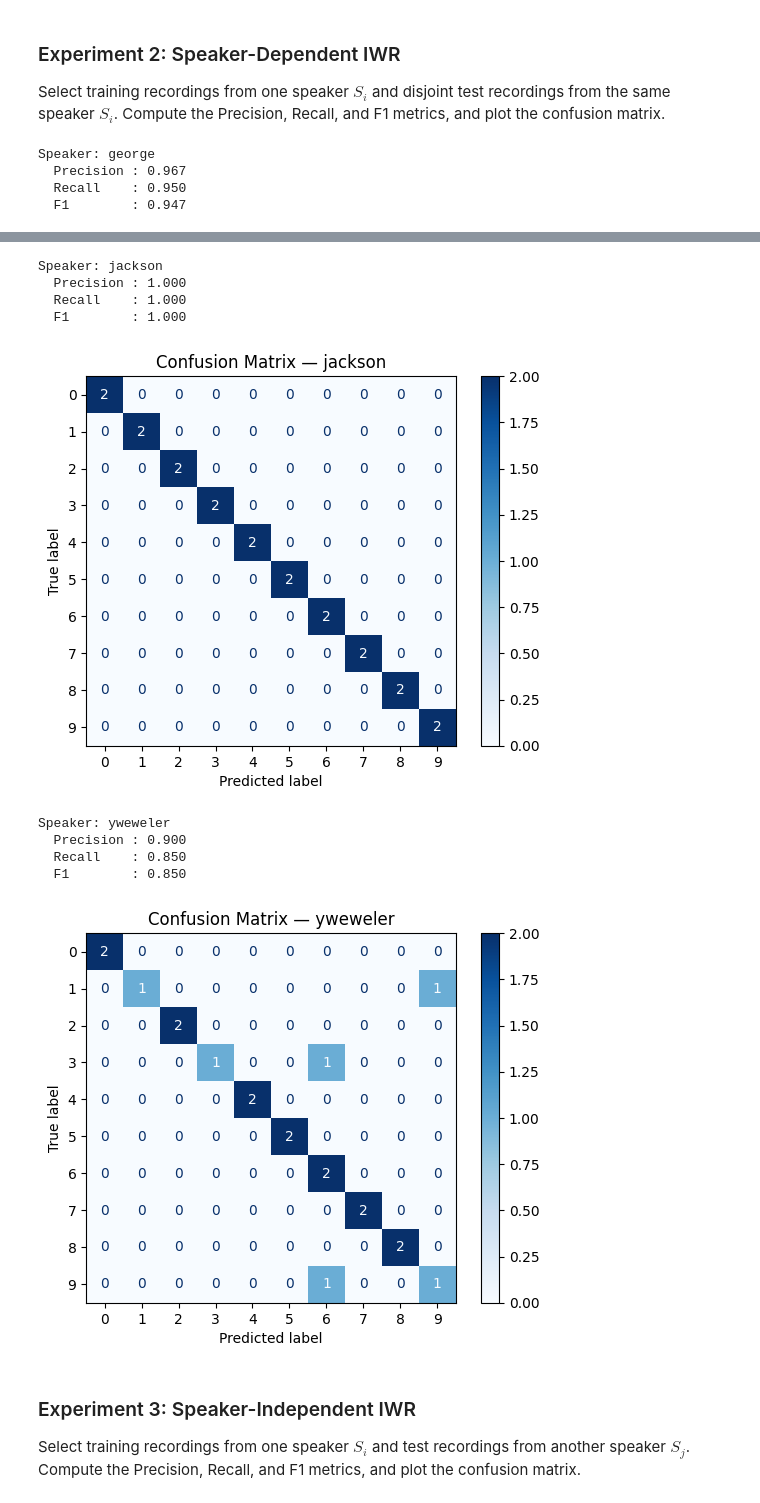
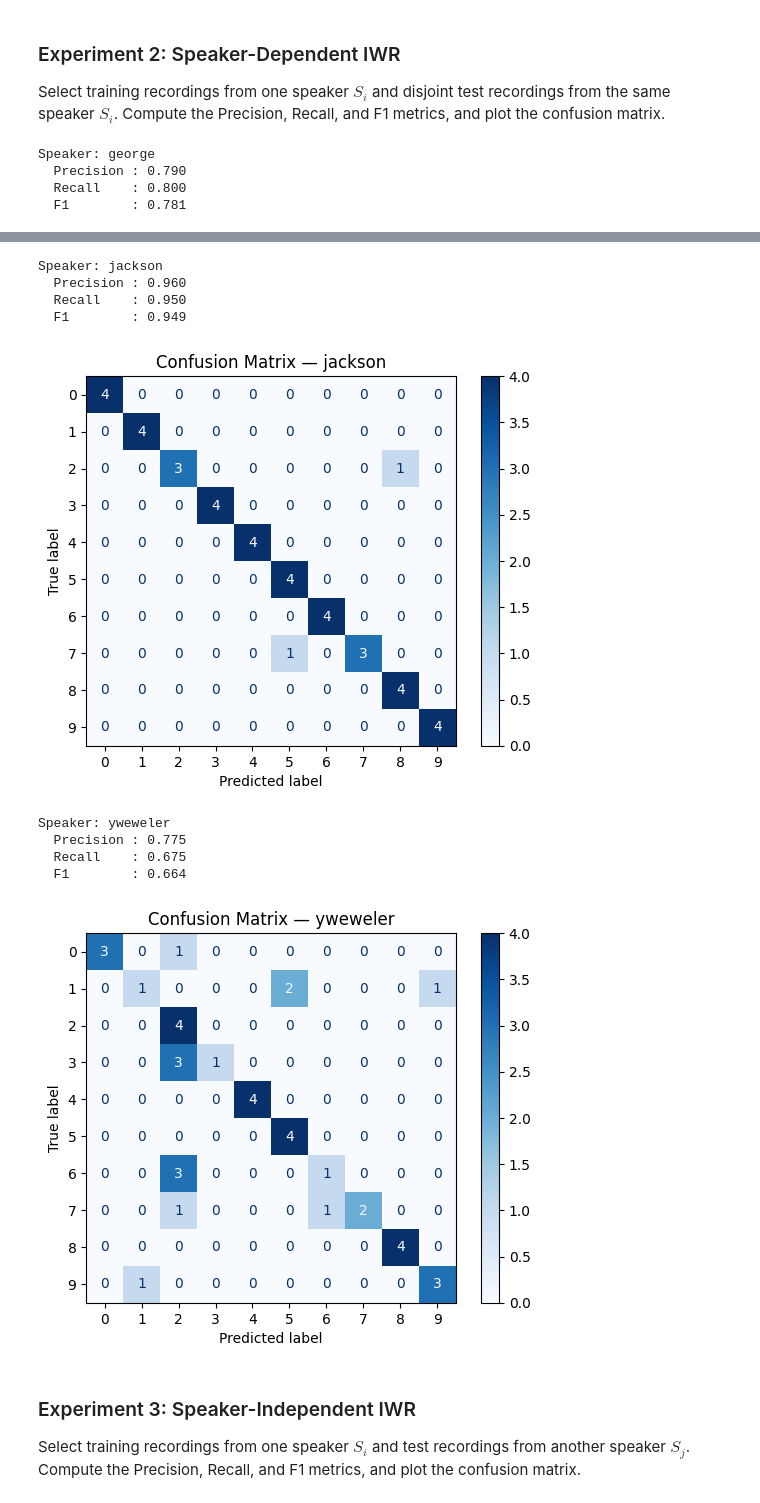
Before and after one commit to FredericCharon-sys/OHM_SequenceLearning, a Jupyter notebook: A1/1-dynamic-programming/2-dynamic_time_warping.ipynb, the cells around one changed output, grey strips where cells are left out. Saved outputs shown, nothing was run; the diff lists cells and outputs as text; code cells hidden in the pictures.

```diff
--- a/A1/1-dynamic-programming/2-dynamic_time_warping.ipynb
+++ b/A1/1-dynamic-programming/2-dynamic_time_warping.ipynb
@@ -204,8 +200,8 @@ import matplotlib.pyplot as plt
 
 for speaker in speakers:
     speaker_audios = [a for a in audios if a["speakerName"] == speaker]
-    train = [a for a in speaker_audios if a["index"] % 2 == 0]
-    test  = [a for a in speaker_audios if a["index"] % 2 == 1]
+    train = [a for a in speaker_audios if a["index"] == 0]
+    test  = [a for a in speaker_audios if a["index"] != 0]
 
     y_true, y_pred = [], []
     for obs in test:
@@ -227,6 +223,6 @@ for speaker in speakers:
 ### END YOUR CODE
 # %% [output]
 Speaker: george
-  Precision : 0.967
-  Recall    : 0.950
-  F1        : 0.947
+  Precision : 0.790
+  Recall    : 0.800
+  F1        : 0.781
@@ -234,13 +230,13 @@ Speaker: george
 Speaker: jackson
-  Precision : 1.000
-  Recall    : 1.000
-  F1        : 1.000
+  Precision : 0.960
+  Recall    : 0.950
+  F1        : 0.949
-[figure, old version]
+[figure, new version]
 Speaker: yweweler
-  Precision : 0.900
-  Recall    : 0.850
-  F1        : 0.850
+  Precision : 0.775
+  Recall    : 0.675
+  F1        : 0.664
-[figure, old version]
+[figure, new version]
 # %% [markdown]
 ### Experiment 3: Speaker-Independent IWR
 
```
Also changed, not shown: parts of 2 cells of this notebook, 1 other file.
